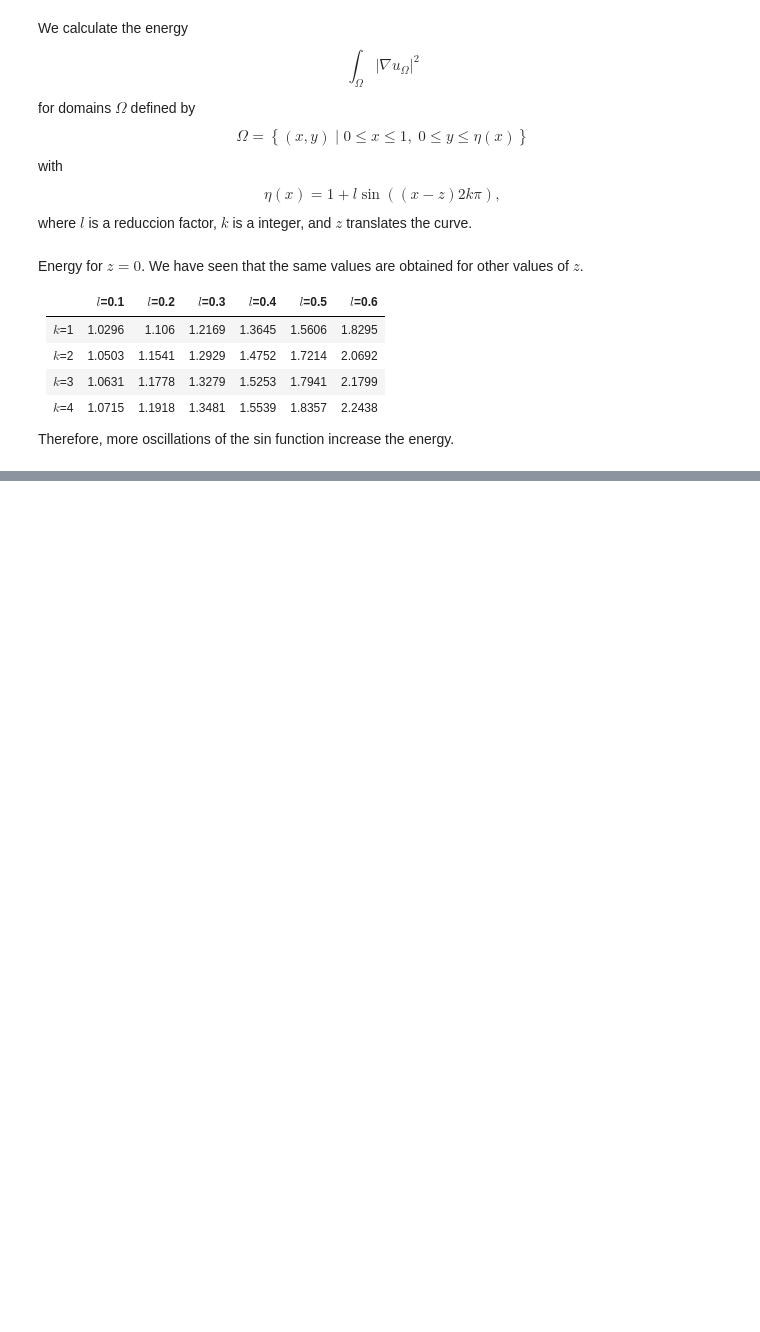
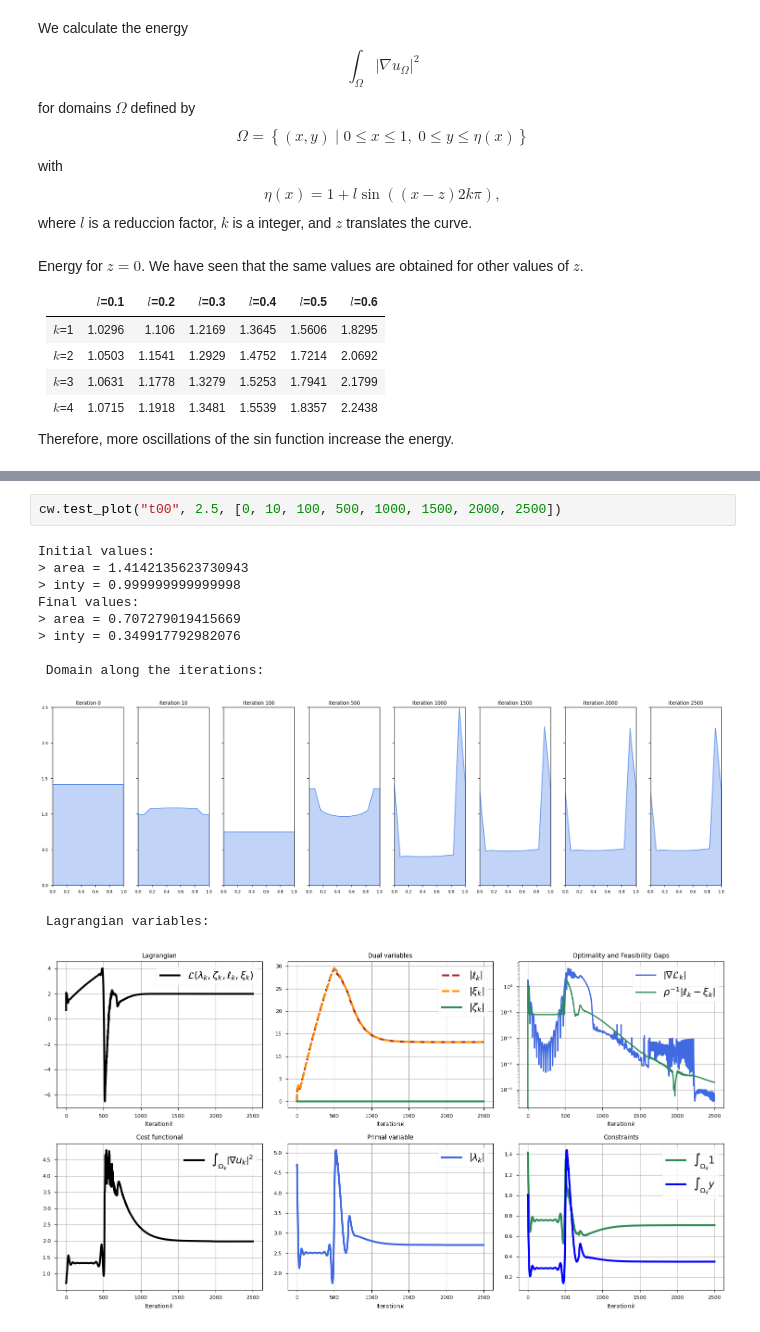
Before and after one commit to JD26/water, a Jupyter notebook: notes.ipynb, the cells around one changed output, grey strips where cells are left out. Saved outputs shown, nothing was run; the diff lists cells and outputs as text; blank space fills up the shorter version.

Commit message:
new tests, new lagrangian functional

```diff
--- a/notes.ipynb
+++ b/notes.ipynb
@@ -137 +157,15 @@ Therefore, more oscillations of the sin function increase the energy.
+# %%
+cw.test_plot("t00", 2.5, [0, 10, 100, 500, 1000, 1500, 2000, 2500])
+# %% [output]
+Initial values:
+> area = 1.4142135623730943
+> inty = 0.999999999999998
+Final values:
+> area = 0.707279019415669
+> inty = 0.349917792982076
+
+ Domain along the iterations:
+[figure, added]
+ Lagrangian variables:
+[figure, added]
 # %% [markdown]
```
Also changed, not shown: parts of 15 cells of this notebook.
